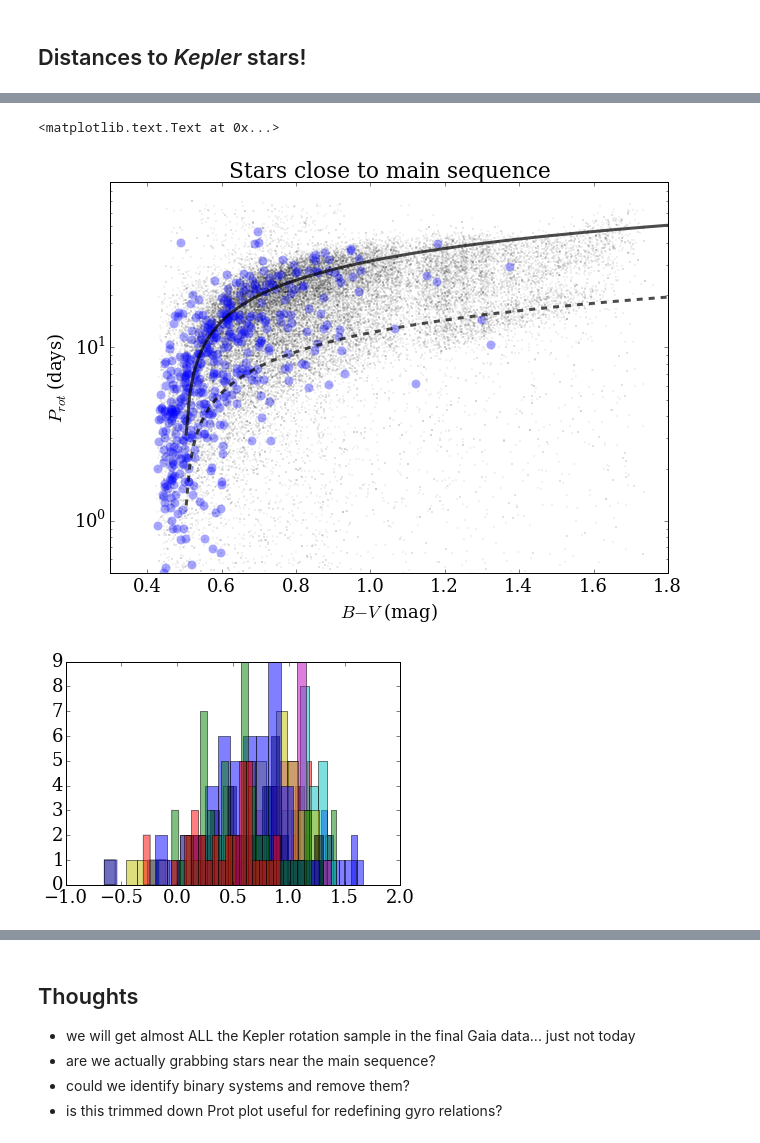
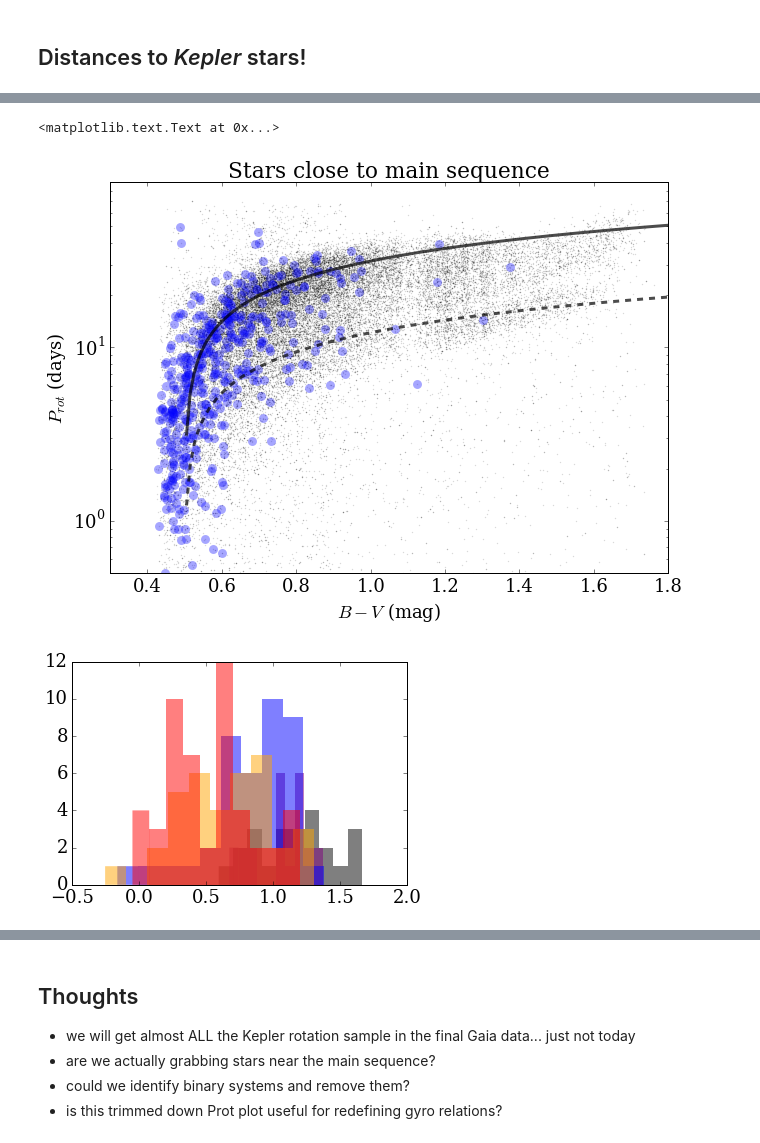
Before and after one commit to jradavenport/gaia_rot, a Jupyter notebook: explore.ipynb, the cells around one changed output, grey strips where cells are left out. Drawn from its saved outputs; the diff is of its cells as text; code cells hidden in the pictures.

```diff
--- a/explore.ipynb
+++ b/explore.ipynb
@@ -194,4 +198,7 @@ cb.set_label('log Prot (days)')
 # %%
-Mg_iso = np.interp(gaia[u'Teff'].values[ok], 10**iso1['logTe'].values[ms], iso1['G_RP'].values[ms])
+# Mg_iso = np.interp(gaia[u'Teff'].values[ok], 10**iso1['logTe'].values[ms], iso1['G_RP'].values[ms])
+Mg_iso = np.interp(gaia[u'Teff'].values[ok], 10**iso1['logTe'].values[ms], iso1['G'].values[ms])
 delta_mag = Mg_iso - Mg.values[ok]
+
+delta_lim = [0, 1]
 # %%
@@ -205,8 +215,8 @@ plt.plot([.5,.5], [0,70], c='r')
 # %%
 # get stars "near" the isochrone
 # NOTE: using the 'red' phot channel, because it looks "better"
-msok = np.where((delta_mag > -0.5) &
-                (delta_mag < 0.5))
+msok = np.where((delta_mag >= delta_lim[0]) &
+                (delta_mag <= delta_lim[1]))
 
 print(len(msok[0]))
 # %% [output]
@@ -298,12 +309,12 @@ plt.ylabel('$P_{rot}$ (days)')
 plt.title('Stars close to main sequence')
 # %% [output]
 <matplotlib.text.Text at 0x...>
-[figure, old version]
+[figure, new version]
 # %%
 # make histograms of period for bins of temp
-
-for k in range(10):
-    x = np.where((gaia[u'Teff'].values[ok][msok] >k*100+5500) & (gaia[u'Teff'].values[ok][msok] <= k*100+5600))
-    _ = plt.hist(np.log10(gaia[u'Prot'].values[ok][msok][x]), alpha=0.5, bins=20)
+clrs = ['k', 'purple','blue', 'orange', 'red']
+for k in range(5):
+    x = np.where((gaia[u'Teff'].values[ok][msok] >k*200+5500) & (gaia[u'Teff'].values[ok][msok] <= k*200+5600))
+    _ = plt.hist(np.log10(gaia[u'Prot'].values[ok][msok][x]), alpha=0.5, bins=10, lw=0, color=clrs[k])
 # %% [output]
-[figure, old version]
+[figure, new version]
```
Also changed, not shown: parts of 15 cells of this notebook, 1 other file.
